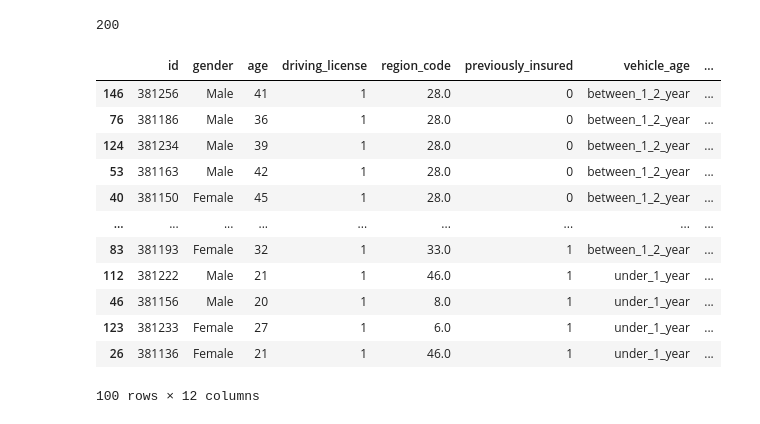
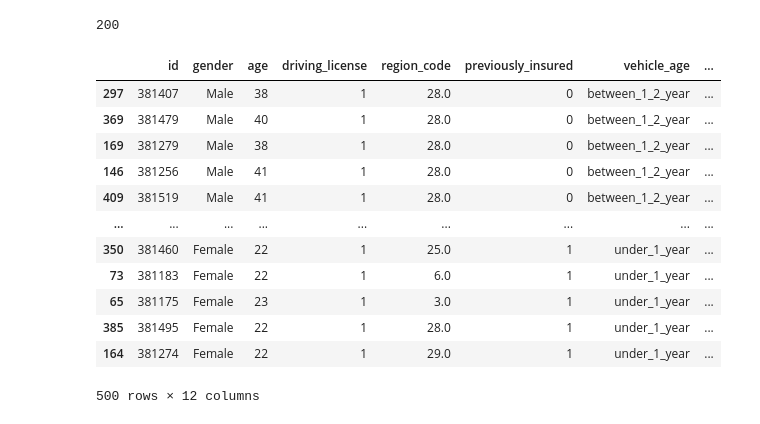
Before and after one commit to BrenoTeixeira/health_insurance_ranking, a Jupyter notebook: notebooks/cross_sell_models_and_results.ipynb, the cells around one changed output. Saved outputs shown, nothing was run; the diff lists cells and outputs as text; code cells hidden in the pictures.

```diff
--- a/notebooks/cross_sell_models_and_results.ipynb
+++ b/notebooks/cross_sell_models_and_results.ipynb
@@ -805,7 +805,7 @@ https://developers.google.com/machine-learning/crash-course/classification/roc-a
 import requests
 import pandas as pd
 # %%
-data = pd.read_csv('../data/production.csv').iloc[:149]
+data = pd.read_csv('../data/production.csv').iloc[:30000]
 
 json = data.to_dict(orient='records')
 # %%
@@ -818,18 +818,18 @@ js_og.status_code
 # %% [output]
 200
 # %%
-pd.DataFrame(js_og.json()).sort_values(by='proba_predictions', ascending=False).head(100)
+pd.DataFrame(js_og.json()).sort_values(by='proba_predictions', ascending=False)
 # %% [output]
 |  | id | gender | age | driving_license | region_code | previously_insured | vehicle_age | ... |
+| 297 | 381407 | Male | 38 | 1 | 28.0 | 0 | between_1_2_year | ... |
+| 369 | 381479 | Male | 40 | 1 | 28.0 | 0 | between_1_2_year | ... |
+| 169 | 381279 | Male | 38 | 1 | 28.0 | 0 | between_1_2_year | ... |
 | 146 | 381256 | Male | 41 | 1 | 28.0 | 0 | between_1_2_year | ... |
-| 76 | 381186 | Male | 36 | 1 | 28.0 | 0 | between_1_2_year | ... |
-| 124 | 381234 | Male | 39 | 1 | 28.0 | 0 | between_1_2_year | ... |
-| 53 | 381163 | Male | 42 | 1 | 28.0 | 0 | between_1_2_year | ... |
-| 40 | 381150 | Female | 45 | 1 | 28.0 | 0 | between_1_2_year | ... |
+| 409 | 381519 | Male | 41 | 1 | 28.0 | 0 | between_1_2_year | ... |
 | ... | ... | ... | ... | ... | ... | ... | ... | ... |
-| 83 | 381193 | Female | 32 | 1 | 33.0 | 1 | between_1_2_year | ... |
-| 112 | 381222 | Male | 21 | 1 | 46.0 | 1 | under_1_year | ... |
-| 46 | 381156 | Male | 20 | 1 | 8.0 | 1 | under_1_year | ... |
-| 123 | 381233 | Female | 27 | 1 | 6.0 | 1 | under_1_year | ... |
-| 26 | 381136 | Female | 21 | 1 | 46.0 | 1 | under_1_year | ... |
+| 350 | 381460 | Female | 22 | 1 | 25.0 | 1 | under_1_year | ... |
+| 73 | 381183 | Female | 22 | 1 | 6.0 | 1 | under_1_year | ... |
+| 65 | 381175 | Female | 23 | 1 | 3.0 | 1 | under_1_year | ... |
+| 385 | 381495 | Female | 22 | 1 | 28.0 | 1 | under_1_year | ... |
+| 164 | 381274 | Female | 22 | 1 | 29.0 | 1 | under_1_year | ... |
-100 rows × 12 columns
+500 rows × 12 columns
```
Also changed, not shown: 1 other file.
